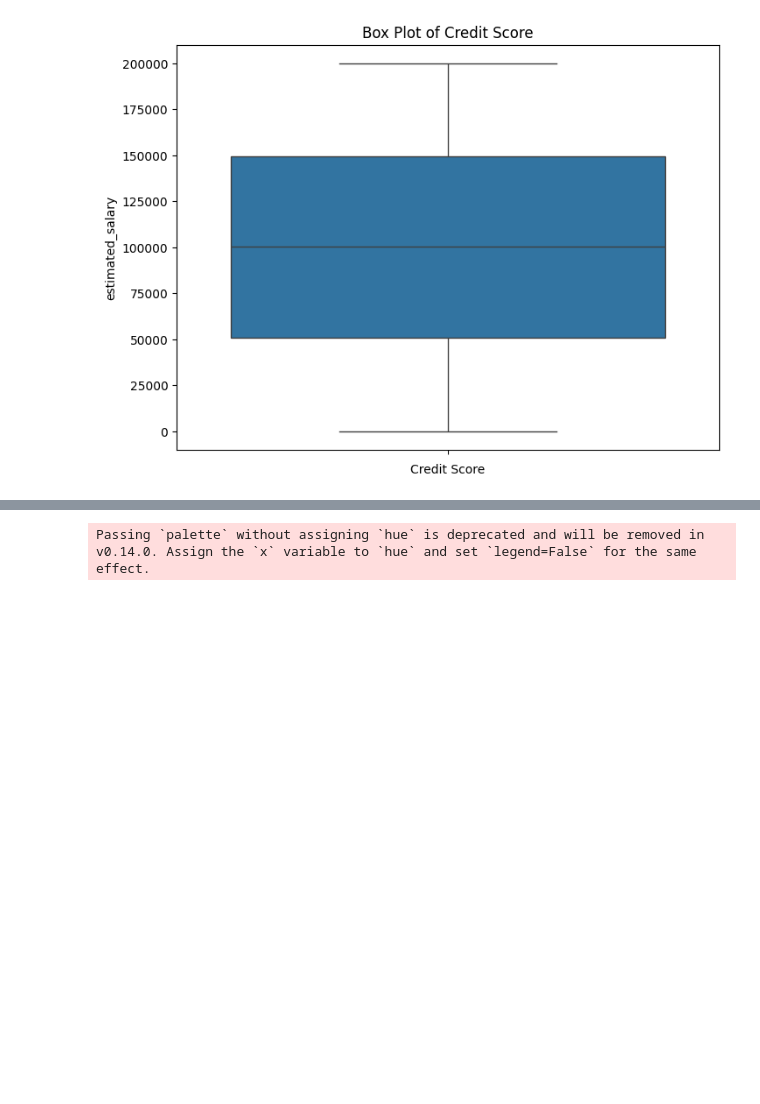
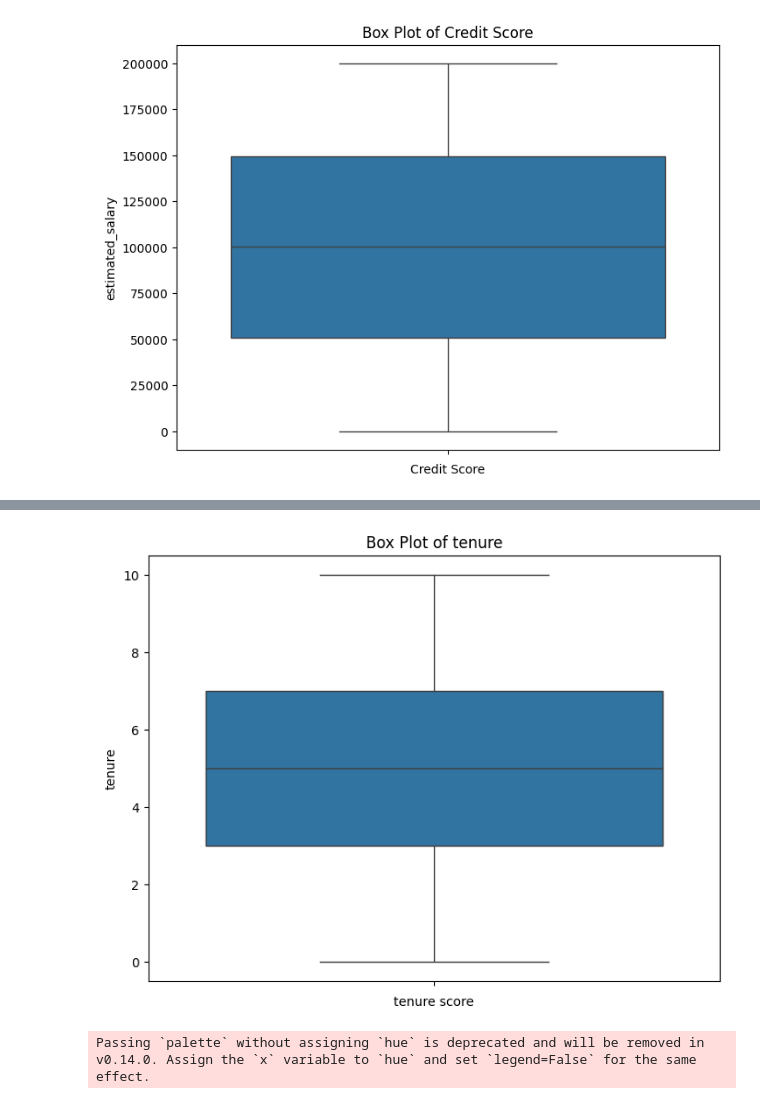
Before and after one commit to borhenDH/Customer-Churn-Prediction, a Jupyter notebook: Data analysis.ipynb, the cells around one changed output, grey strips where cells are left out. Saved outputs shown, nothing was run; the diff lists cells and outputs as text; code cells hidden in the pictures; blank space fills up the shorter version.

```diff
--- a/Data analysis.ipynb
+++ b/Data analysis.ipynb
@@ -90,3 +90,11 @@ plt.show()
+# %%
+plt.figure(figsize=(8, 6))
+sns.boxplot(data['tenure'])
+plt.title('Box Plot of tenure')
+plt.xlabel('tenure score')
+plt.show()
+# %% [output]
+[figure, added]
 # %%
 plt.figure(figsize=(8, 6))
 sns.countplot(x='gender', data=data, palette='viridis')
```
Also changed, not shown: parts of 1 cell of this notebook.
